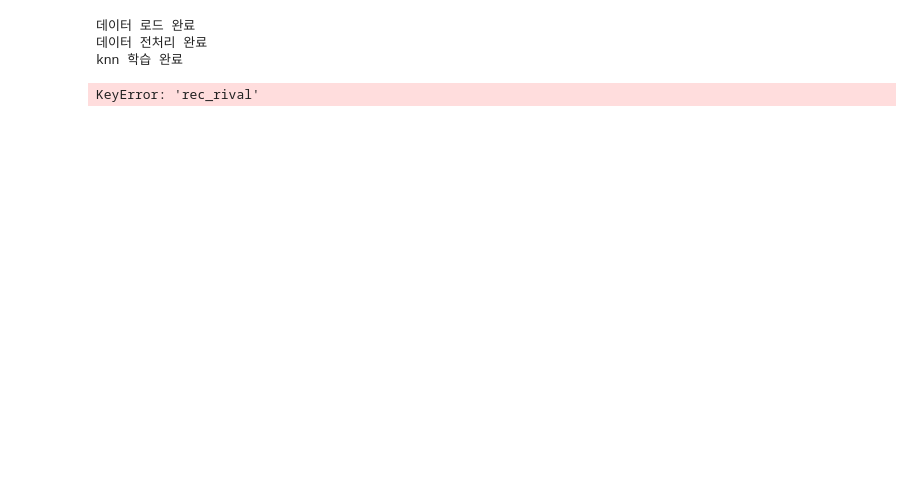
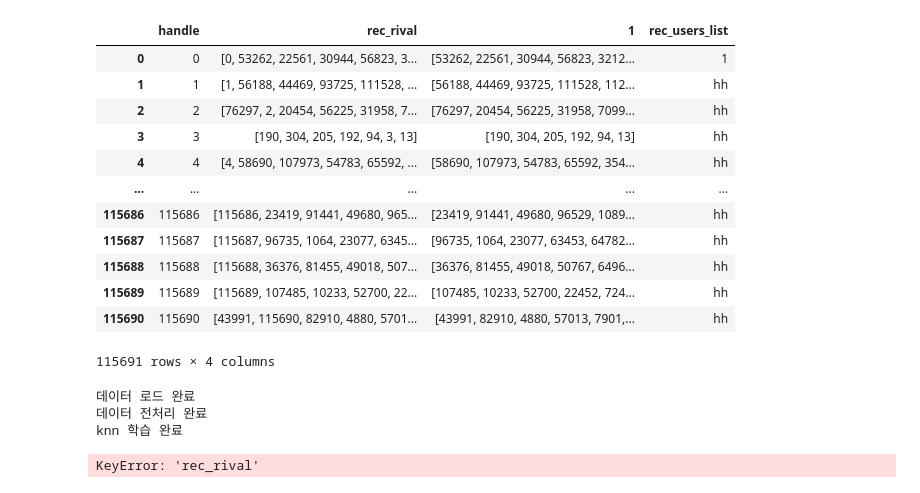
Before and after one commit to kyj098707/AIVLE_BIGPRJ, a Jupyter notebook: ai/armi/knn.ipynb, the cells around one changed output. Drawn from its saved outputs; the diff is of its cells as text; code cells hidden in the pictures; blank space fills up the shorter version.

```diff
--- a/ai/armi/knn.ipynb
+++ b/ai/armi/knn.ipynb
@@ -89,0 +196,2 @@ def preprocess_rival(problem, solved_problem, users):
+# %%
+df_result = pd.DataFrame(result, columns=['handle', 'rec_rival'])
@@ -89,0 +214,2 @@ def preprocess_rival(problem, solved_problem, users):
+# %%
+df_result[1] = df_result.apply(remove_self, axis=1)
@@ -89,0 +232,20 @@ def preprocess_rival(problem, solved_problem, users):
+# %%
+df_result["rec_users_list"] = "hh"
+# %%
+df_result["rec_users_list"][0]=1
+# %%
+df_result
+# %% [output]
+|  | handle | rec_rival | 1 | rec_users_list |
+| 0 | 0 | [0, 53262, 22561, 30944, 56823, 3... | [53262, 22561, 30944, 56823, 3212... | 1 |
+| 1 | 1 | [1, 56188, 44469, 93725, 111528, ... | [56188, 44469, 93725, 111528, 112... | hh |
+| 2 | 2 | [76297, 2, 20454, 56225, 31958, 7... | [76297, 20454, 56225, 31958, 7099... | hh |
+| 3 | 3 | [190, 304, 205, 192, 94, 3, 13] | [190, 304, 205, 192, 94, 13] | hh |
+| 4 | 4 | [4, 58690, 107973, 54783, 65592, ... | [58690, 107973, 54783, 65592, 354... | hh |
+| ... | ... | ... | ... | ... |
+| 115686 | 115686 | [115686, 23419, 91441, 49680, 965... | [23419, 91441, 49680, 96529, 1089... | hh |
+| 115687 | 115687 | [115687, 96735, 1064, 23077, 6345... | [96735, 1064, 23077, 63453, 64782... | hh |
+| 115688 | 115688 | [115688, 36376, 81455, 49018, 507... | [36376, 81455, 49018, 50767, 6496... | hh |
+| 115689 | 115689 | [115689, 107485, 10233, 52700, 22... | [107485, 10233, 52700, 22452, 724... | hh |
+| 115690 | 115690 | [43991, 115690, 82910, 4880, 5701... | [43991, 82910, 4880, 57013, 7901,... | hh |
+115691 rows × 4 columns
```
Also changed, not shown: parts of 18 cells of this notebook, 14 other files.
